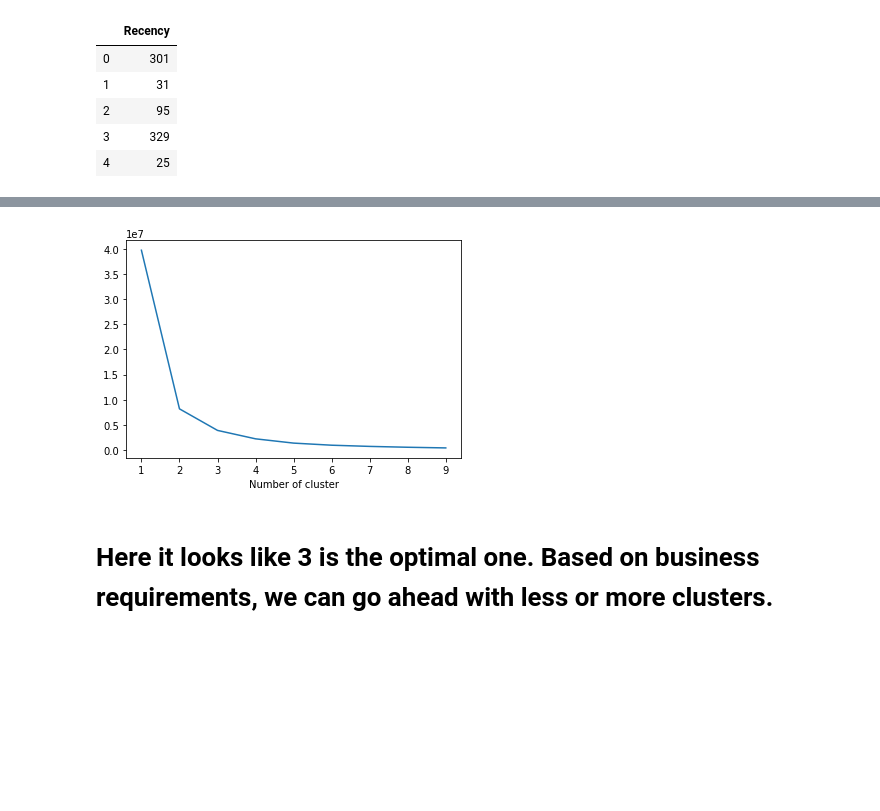
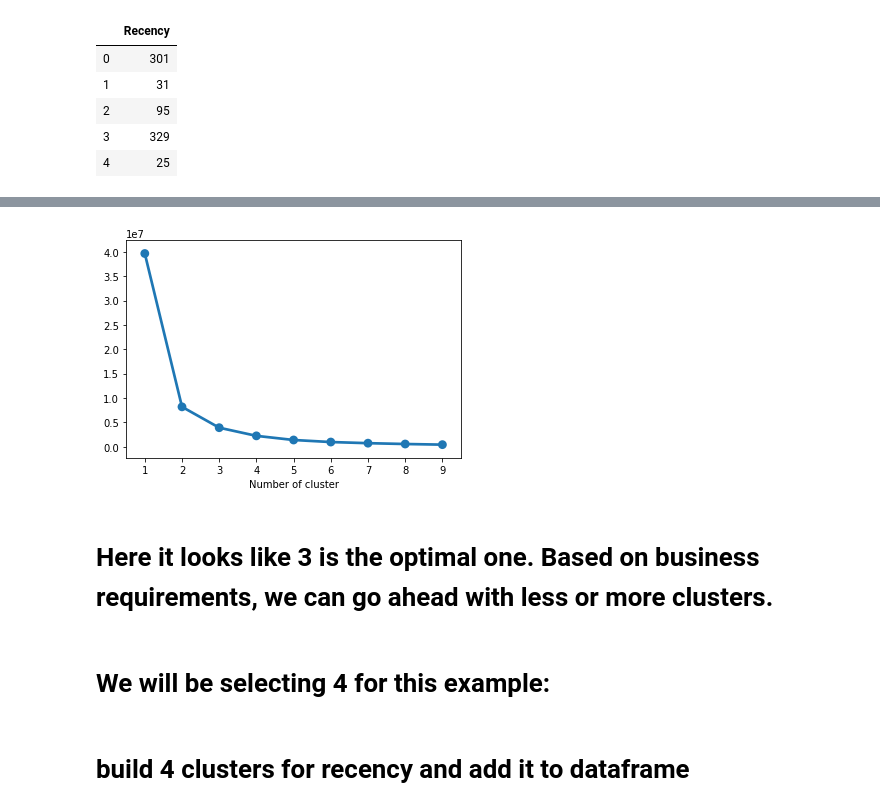
Before and after one commit to AbderrhmanAbdellatif/DataScience, a Jupyter notebook: Customer Segmentation.ipynb, the cells around one changed output, grey strips where cells are left out. Drawn from its saved outputs; the diff is of its cells as text; code cells hidden in the pictures; blank space fills up the shorter version.

```diff
--- a/Customer Segmentation.ipynb
+++ b/Customer Segmentation.ipynb
@@ -173,9 +173,13 @@ tx_recency.head(10)
 # %%
 plt.figure()
-plt.plot(list(sse.keys()), list(sse.values()))
+sns.pointplot(list(sse.keys()), list(sse.values()))
 plt.xlabel("Number of cluster")
 plt.show()
 # %% [output]
-[figure, old version]
+[figure, new version]
 # %% [markdown]
 # Here it looks like 3 is the optimal one. Based on business requirements, we can go ahead with less or more clusters.
+# %% [markdown]
+# We will be selecting 4 for this example:
+# %% [markdown]
+# build 4 clusters for recency and add it to dataframe
```
Also changed, not shown: parts of 47 cells of this notebook.
